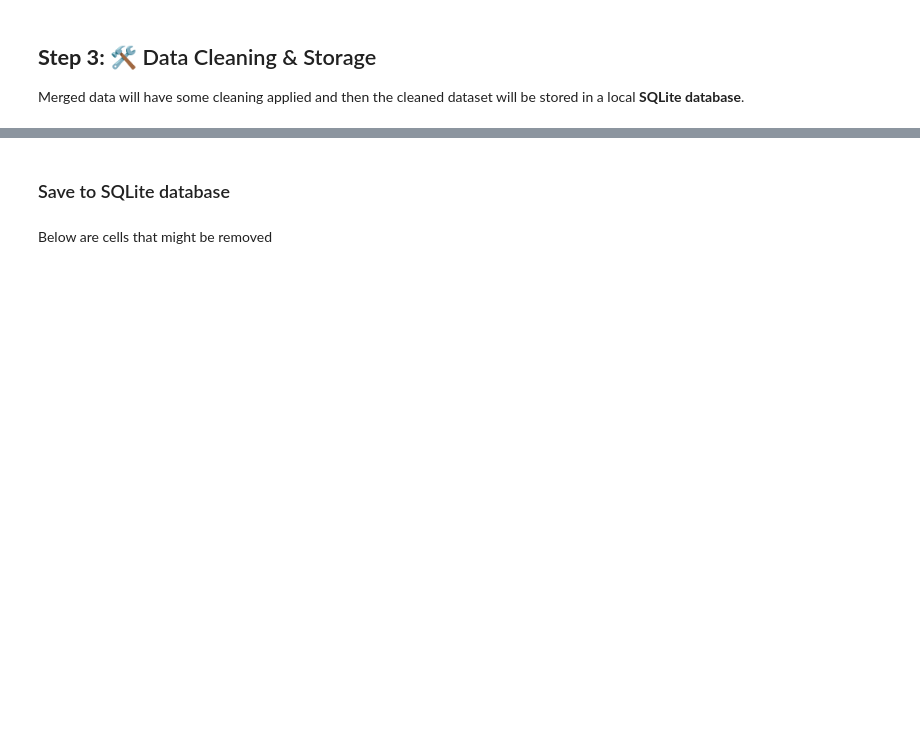
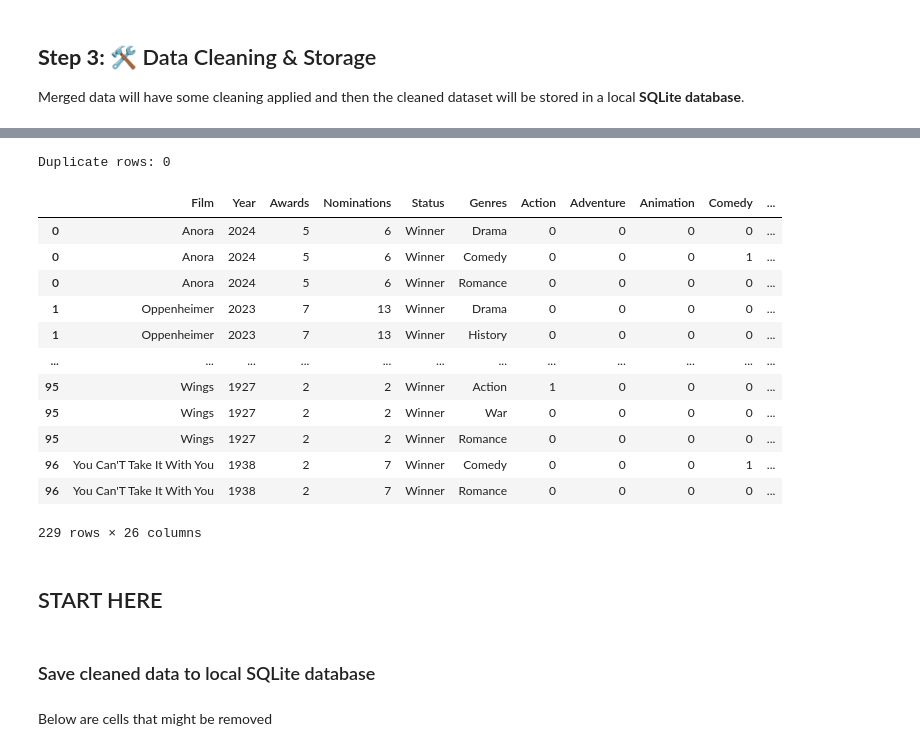
Before and after one commit to judd-jacobs/code-you-capstone, a Jupyter notebook: academcy_awards_analysis.ipynb, the cells around one changed output, grey strips where cells are left out. Drawn from its saved outputs; the diff is of its cells as text; code cells hidden in the pictures; blank space fills up the shorter version.

```diff
--- a/academcy_awards_analysis.ipynb
+++ b/academcy_awards_analysis.ipynb
@@ -320,5 +390,32 @@ def clean_movie_data(df):
+# %%
+# Find duplicates and drop them
+duplicates = best_picture_winners.duplicated()
+print(f'Duplicate rows: {duplicates.sum()}')
+best_picture_winners = best_picture_winners.drop_duplicates()
+
+# Strip whitespace and convert to title case
+best_picture_winners['Film'] = best_picture_winners['Film'].str.strip().str.title()
+best_picture_winners['Genres'] = best_picture_winners['Genres'].str.strip().str.title()
+best_picture_winners
+# %% [output]
+Duplicate rows: 0
+|  | Film | Year | Awards | Nominations | Status | Genres | Action | Adventure | Animation | Comedy | ... |
+| 0 | Anora | 2024 | 5 | 6 | Winner | Drama | 0 | 0 | 0 | 0 | ... |
+| 0 | Anora | 2024 | 5 | 6 | Winner | Comedy | 0 | 0 | 0 | 1 | ... |
+| 0 | Anora | 2024 | 5 | 6 | Winner | Romance | 0 | 0 | 0 | 0 | ... |
+| 1 | Oppenheimer | 2023 | 7 | 13 | Winner | Drama | 0 | 0 | 0 | 0 | ... |
+| 1 | Oppenheimer | 2023 | 7 | 13 | Winner | History | 0 | 0 | 0 | 0 | ... |
+| ... | ... | ... | ... | ... | ... | ... | ... | ... | ... | ... | ... |
+| 95 | Wings | 1927 | 2 | 2 | Winner | Action | 1 | 0 | 0 | 0 | ... |
+| 95 | Wings | 1927 | 2 | 2 | Winner | War | 0 | 0 | 0 | 0 | ... |
+| 95 | Wings | 1927 | 2 | 2 | Winner | Romance | 0 | 0 | 0 | 0 | ... |
+| 96 | You Can'T Take It With You | 1938 | 2 | 7 | Winner | Comedy | 0 | 0 | 0 | 1 | ... |
+| 96 | You Can'T Take It With You | 1938 | 2 | 7 | Winner | Romance | 0 | 0 | 0 | 0 | ... |
+229 rows × 26 columns
+# %% [markdown]
+## START HERE
 # %% [markdown]
-### Save to SQLite database
+### Save cleaned data to local SQLite database
 # %%
 # conn = sqlite3.connect("academy_awards.db")
 # merged_df.to_sql("best_picture_winners", conn, if_exists="replace", index=False)
```
Also changed, not shown: parts of 19 cells of this notebook, 1 other file.
